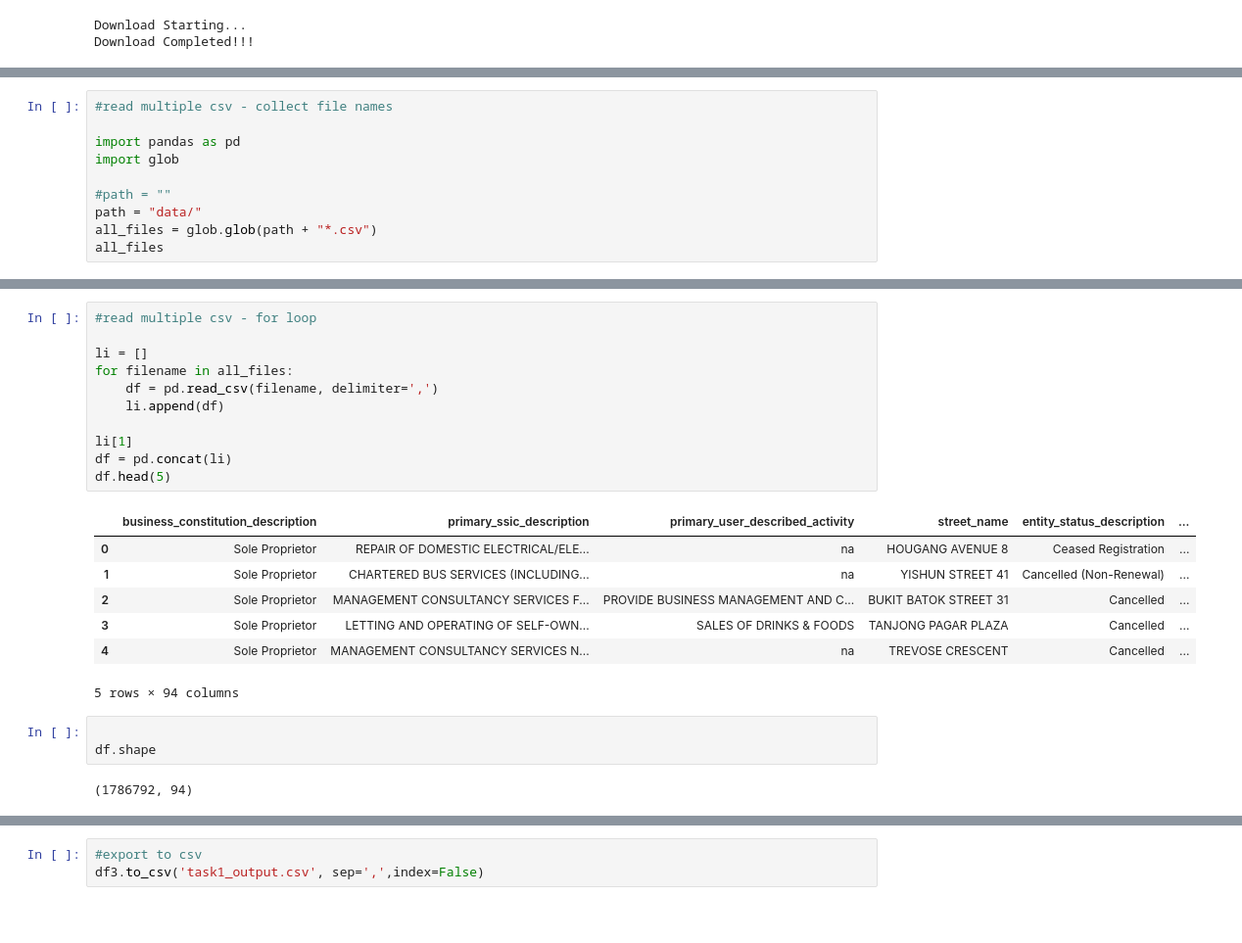
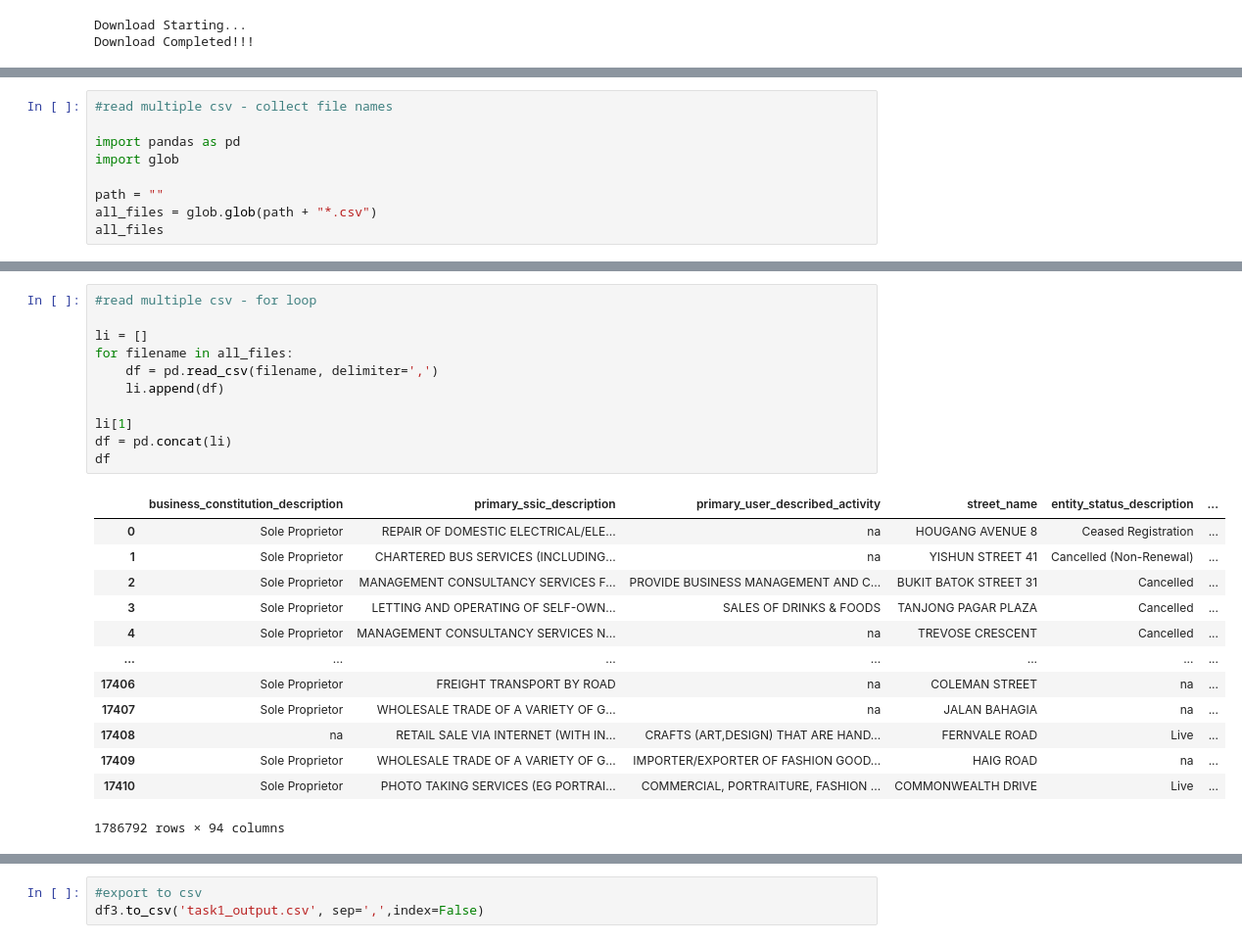
Before and after one commit to Jess-Ong/task1-acra, a Jupyter notebook: task1_script.ipynb, the cells around one changed output, grey strips where cells are left out. Shown: that part at 98% size. Cells and saved outputs as stored; diff of their text form; blank space fills up the shorter version.

```diff
--- a/task1_script.ipynb
+++ b/task1_script.ipynb
@@ -47,8 +47,7 @@ Done!
 import pandas as pd
 import glob
 
-#path = ""
-path = "data/"
+path = ""
 all_files = glob.glob(path + "*.csv")
 all_files
 # %% [output]
@@ -72,24 +71,25 @@ all_files
 # %%
 #read multiple csv - for loop
 
 li = []
 for filename in all_files:
     df = pd.read_csv(filename, delimiter=',')
     li.append(df)
 
 li[1]
 df = pd.concat(li)
-df.head(5)
+df
 # %% [output]
 |  | business_constitution_description | primary_ssic_description | primary_user_described_activity | street_name | entity_status_description | ... |
 | 0 | Sole Proprietor | REPAIR OF DOMESTIC ELECTRICAL/ELE... | na | HOUGANG AVENUE 8 | Ceased Registration | ... |
 | 1 | Sole Proprietor | CHARTERED BUS SERVICES (INCLUDING... | na | YISHUN STREET 41 | Cancelled (Non-Renewal) | ... |
 | 2 | Sole Proprietor | MANAGEMENT CONSULTANCY SERVICES F... | PROVIDE BUSINESS MANAGEMENT AND C... | BUKIT BATOK STREET 31 | Cancelled | ... |
 | 3 | Sole Proprietor | LETTING AND OPERATING OF SELF-OWN... | SALES OF DRINKS & FOODS | TANJONG PAGAR PLAZA | Cancelled | ... |
 | 4 | Sole Proprietor | MANAGEMENT CONSULTANCY SERVICES N... | na | TREVOSE CRESCENT | Cancelled | ... |
+| ... | ... | ... | ... | ... | ... | ... |
+| 17406 | Sole Proprietor | FREIGHT TRANSPORT BY ROAD | na | COLEMAN STREET | na | ... |
+| 17407 | Sole Proprietor | WHOLESALE TRADE OF A VARIETY OF G... | na | JALAN BAHAGIA | na | ... |
+| 17408 | na | RETAIL SALE VIA INTERNET (WITH IN... | CRAFTS (ART,DESIGN) THAT ARE HAND... | FERNVALE ROAD | Live | ... |
+| 17409 | Sole Proprietor | WHOLESALE TRADE OF A VARIETY OF G... | IMPORTER/EXPORTER OF FASHION GOOD... | HAIG ROAD | na | ... |
+| 17410 | Sole Proprietor | PHOTO TAKING SERVICES (EG PORTRAI... | COMMERCIAL, PORTRAITURE, FASHION ... | COMMONWEALTH DRIVE | Live | ... |
-5 rows × 94 columns
+1786792 rows × 94 columns
-# %%
-
-df.shape
-# %% [output]
-(1786792, 94)
```
Also changed, not shown: parts of 10 cells of this notebook.
